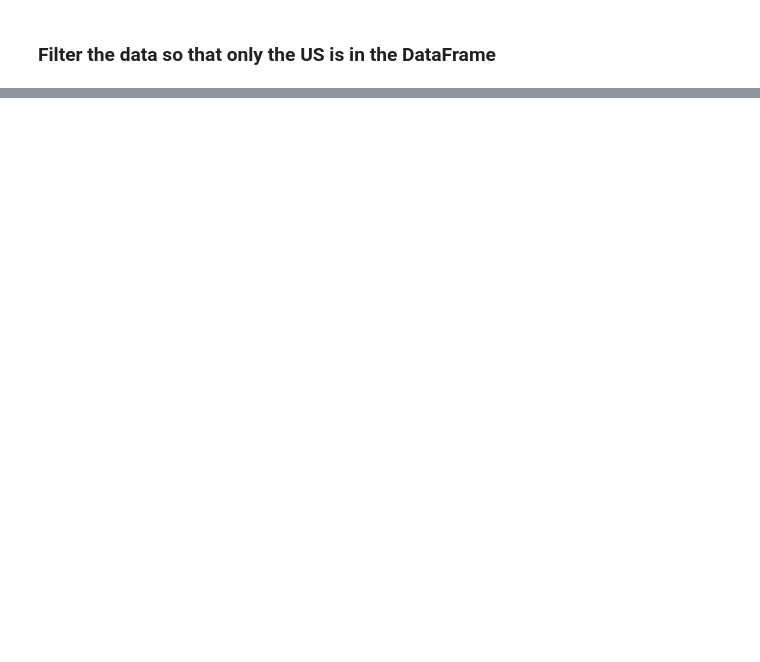
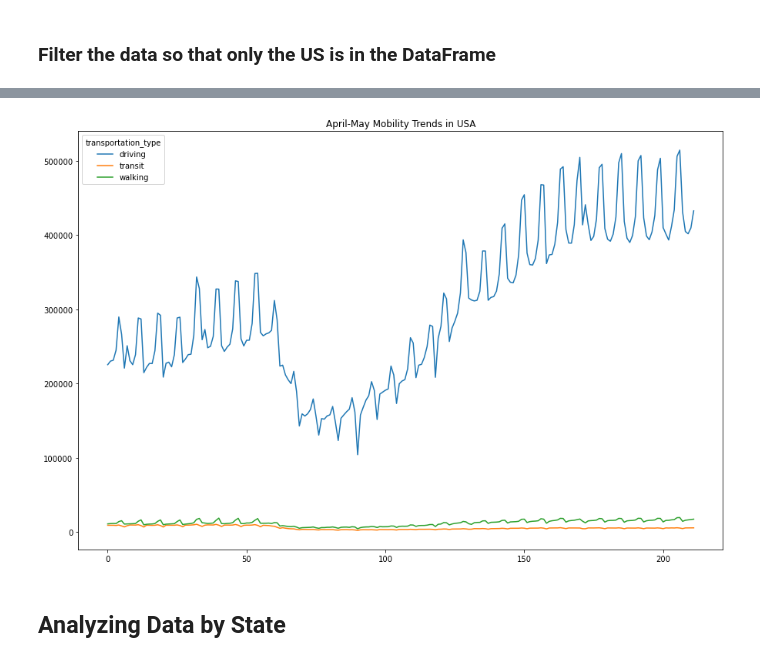
Before and after one commit to LisaHarrison08/Project_G4, a Jupyter notebook: Apple Mobility/Apple_Mobility.ipynb, the cells around one changed output, grey strips where cells are left out. Cells and saved outputs as stored; diff of their text form; code cells hidden in the pictures; blank space fills up the shorter version.

```diff
--- a/Apple Mobility/Apple_Mobility.ipynb
+++ b/Apple Mobility/Apple_Mobility.ipynb
@@ -253,0 +192,9 @@ transit_febm.head()
+# %%
+# Plot April - May mobility data for the US
+transport.plot.line(figsize=(15, 10))
+plt.title('April-May Mobility Trends in USA')
+plt.savefig('April-May Mobility Trends in USA.png')
+# %% [output]
+[figure, added]
+# %% [markdown]
+## Analyzing Data by State
```
Also changed, not shown: parts of 39 cells of this notebook, 7 other files.
